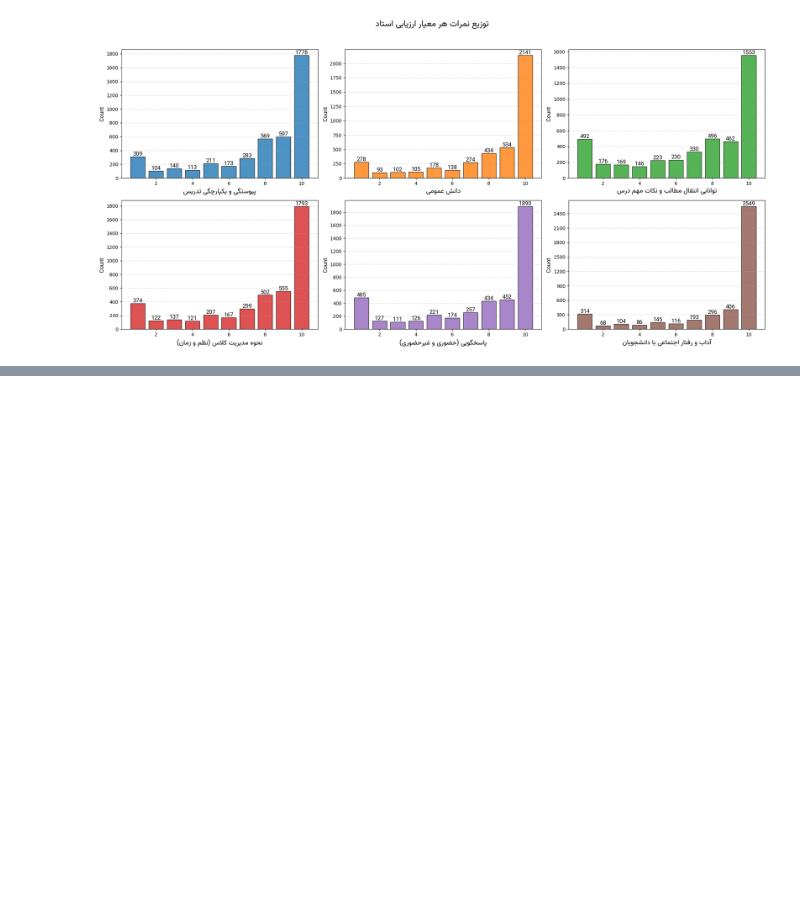
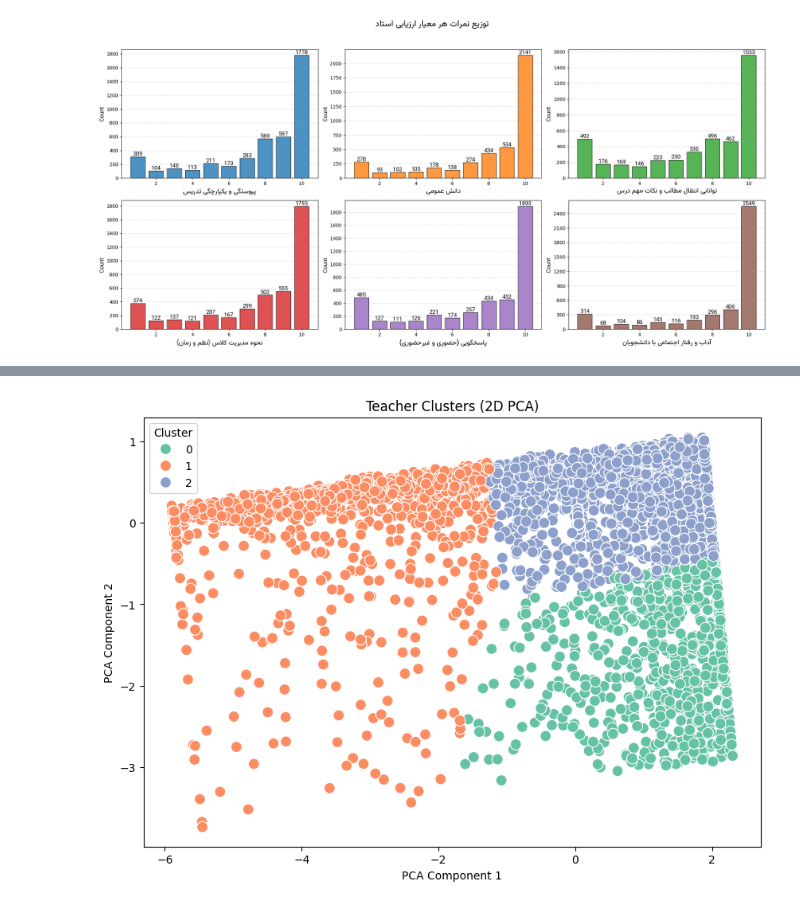
Before and after one commit to hiradsajde/telegram-rpc-reader, a Jupyter notebook: notebook.ipynb, the cells around one changed output, grey strips where cells are left out. Saved outputs shown, nothing was run; the diff lists cells and outputs as text; code cells hidden in the pictures; blank space fills up the shorter version.

```diff
--- a/notebook.ipynb
+++ b/notebook.ipynb
@@ -569,0 +908,99 @@ print(df[[
+# %%
+import pandas as pd
+import numpy as np
+from sklearn.preprocessing import StandardScaler, OneHotEncoder
+from sklearn.compose import ColumnTransformer
+from sklearn.pipeline import Pipeline
+from sklearn.impute import SimpleImputer
+from sklearn.cluster import KMeans
+from sklearn.decomposition import PCA
+import matplotlib.pyplot as plt
+import seaborn as sns
+
+# -----------------------------
+# 1️⃣ Load DataFrame
+# -----------------------------
+df = df.copy()
+
+# -----------------------------
+# 2️⃣ Define Features
+# -----------------------------
+numeric_features = ['rating_1', 'rating_2', 'rating_3', 'rating_4', 'rating_5', 'rating_6', 'score_sentiment']
+categorical_features = ['grading_status', 'attendance_status']
+
+X = df[numeric_features + categorical_features]
+
+# -----------------------------
+# 3️⃣ Preprocessing with Imputer
+# -----------------------------
+numeric_imputer = SimpleImputer(strategy='mean')
+categorical_imputer = SimpleImputer(strategy='most_frequent')
+
+preprocessor = ColumnTransformer(
+    transformers=[
+        ('num', Pipeline([
+            ('imputer', numeric_imputer),
+            ('scaler', StandardScaler())
+        ]), numeric_features),
+
+        ('cat', Pipeline([
+            ('imputer', categorical_imputer),
+            ('onehot', OneHotEncoder(handle_unknown='ignore'))
+        ]), categorical_features)
+    ]
+)
+
+X_processed = preprocessor.fit_transform(X)
+
+# -----------------------------
+# 4️⃣ KMeans Clustering
+# -----------------------------
+n_clusters = 3
+kmeans = KMeans(n_clusters=n_clusters, random_state=42)
+clusters = kmeans.fit_predict(X_processed)
+
+df['cluster'] = clusters
+
+# -----------------------------
+# 5️⃣ PCA for 2D Visualization
+# -----------------------------
+pca = PCA(n_components=2, random_state=42)
+X_pca = pca.fit_transform(X_processed)
+
+df['pca1'] = X_pca[:,0]
+df['pca2'] = X_pca[:,1]
+
+# -----------------------------
+# 6️⃣ Plot
+# -----------------------------
+plt.figure(figsize=(10,7))
+sns.scatterplot(data=df, x='pca1', y='pca2', hue='cluster', palette='Set2', s=100)
+plt.title('Teacher Clusters (2D PCA)')
+plt.xlabel('PCA Component 1')
+plt.ylabel('PCA Component 2')
+plt.legend(title='Cluster')
+plt.show()
+
+# -----------------------------
+# 7️⃣ Cluster Interpretation
+# -----------------------------
+for i in range(n_clusters):
+    cluster_df = df[df['cluster']==i]
+    print(f"\nCluster {i} Summary:")
+    print("Mean ratings:", cluster_df[numeric_features].mean().round(2).to_dict())
+    print("Mean score_sentiment:", cluster_df['score_sentiment'].mean().round(2))
+    print("Grading status counts:", cluster_df['grading_status'].value_counts().to_dict())
+    print("Attendance status counts:", cluster_df['attendance_status'].value_counts().to_dict())
+
+    # Example interpretation (can be refined manually)
+    mean_score = cluster_df['score_sentiment'].mean()
+    mean_rating = cluster_df[numeric_features].mean().mean()
+    if mean_score > 0.7 and mean_rating > 7:
+        interpretation = "Popular & fair"
+    elif mean_score < 0.5 and mean_rating < 5:
+        interpretation = "Strict & unpopular"
+    else:
+        interpretation = "Moderate/average"
+    print("Suggested interpretation:", interpretation)
+# %% [output]
+[figure, added]
```
Also changed, not shown: parts of 25 cells of this notebook, 1 other file.
